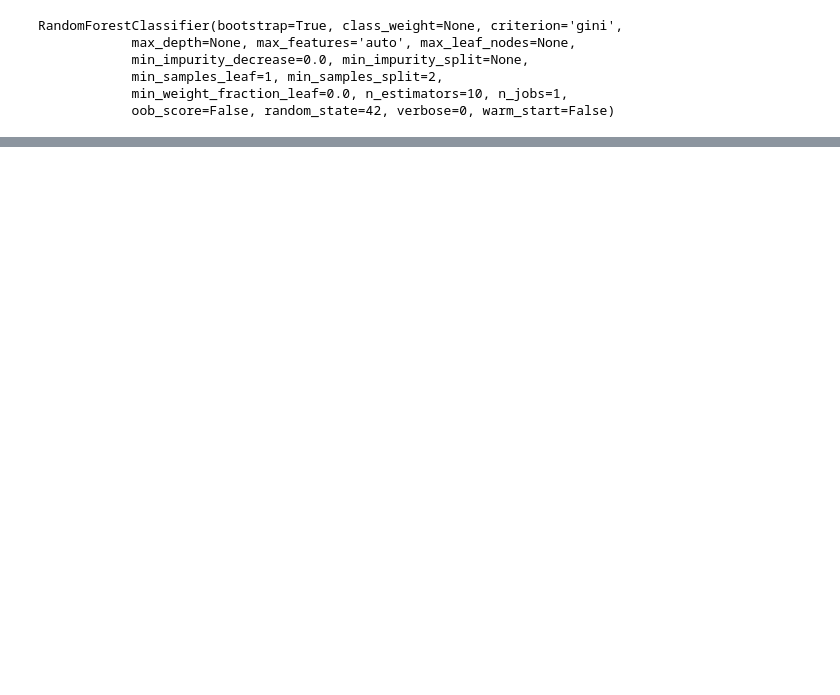
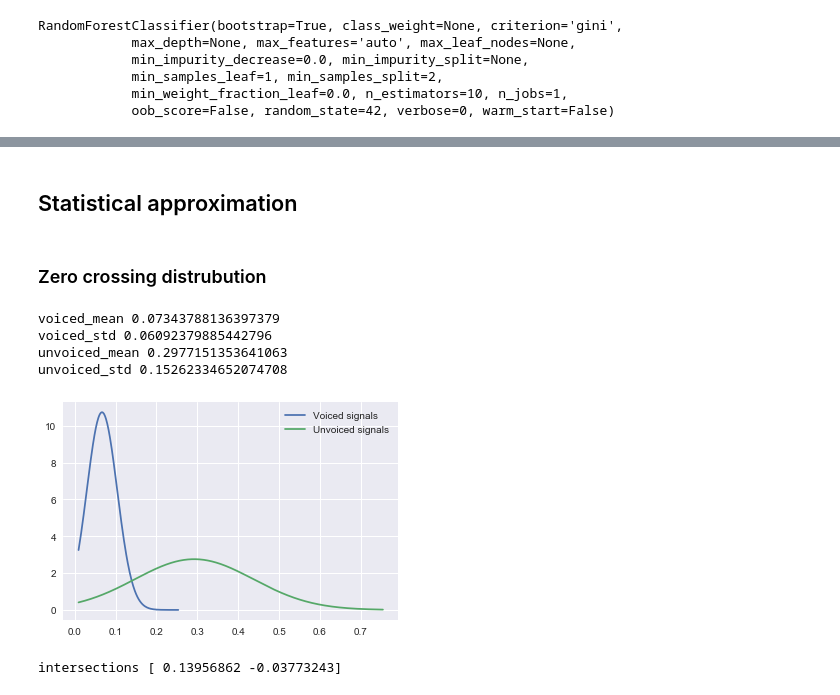
Before and after one commit to vicaub/Pitch-Estimation-and-Voicing-Detection, a Jupyter notebook: notebook/Classification Model for Pitch and voicing recognition.ipynb, the cells around one changed output, grey strips where cells are left out. Drawn from its saved outputs; the diff is of its cells as text; code cells hidden in the pictures; blank space fills up the shorter version.

```diff
--- a/notebook/Classification Model for Pitch and voicing recognition.ipynb
+++ b/notebook/Classification Model for Pitch and voicing recognition.ipynb
@@ -129,7 +226,7 @@ res = forest_clf.predict(formated_test)
 # %%
 number_failures = 0
-for i in range(len(formated_test)):
-    if res[i] != voicing_test[i]:
+for i in range(len(formated_data_test)):
+    if res[i] != np_voicing_test[i]:
         number_failures += 1
-print(number_failures/len(formated_test))
+print(number_failures/len(formated_data_test))
 # %% [output]
@@ -136,0 +234,13 @@ print(number_failures/len(formated_test))
+# %%
+from sklearn.mixture import BayesianGaussianMixture
+
+decision_clf = BayesianGaussianMixture(n_components=2)
+decision_clf.fit(formated_data_test, np_voicing_test)
+res = decision_clf.score(formated_data_test, np_voicing_test)
+print(decision_clf)
+res = decision_clf.predict(formated_data_test)
+number_failures = 0
+for i in range(len(formated_data_test)):
+    if res[i] != np_voicing_test[i]:
+        number_failures += 1
+print(number_failures/len(formated_data_test))
@@ -136,0 +256,2 @@ print(number_failures/len(formated_test))
+# %% [markdown]
+## Statistical approximation
@@ -136,0 +288,34 @@ print(number_failures/len(formated_test))
+# %%
+import scipy.stats as stats
+import matplotlib.mlab as mlab
+
+def solve(m1,m2,std1,std2):
+  a = 1/(2*std1**2) - 1/(2*std2**2)
+  b = m2/(std2**2) - m1/(std1**2)
+  c = m1**2 /(2*std1**2) - m2**2 / (2*std2**2) - np.log(std2/std1)
+  return np.roots([a,b,c])
+
+def print_distrubutions(voiced_signals, unvoiced_signals):
+    fit_v = stats.norm.pdf(voiced_signals, np.mean(voiced_signals), np.std(voiced_signals))  #this is a fitting indeed
+    fit_uv = stats.norm.pdf(unvoiced_signals, np.mean(unvoiced_signals), np.std(unvoiced_signals))  #this is a fitting indeed
+
+    results=solve(np.mean(voiced_signals), np.mean(unvoiced_signals), np.std(voiced_signals), np.std(unvoiced_signals))
+
+    plt.plot(voiced_signals, fit_v, label='Voiced signals')
+    plt.plot(unvoiced_signals, fit_uv, label='Unvoiced signals')
+    plt.legend()
+    plt.show()
+
+    print("intersections", results)
+# %% [markdown]
+### Zero crossing distrubution
+# %%
+voiced_signals, unvoiced_signals = get_feature_data(0)
+print_distrubutions(voiced_signals, unvoiced_signals)
+# %% [output]
+voiced_mean 0.07343788136397379
+voiced_std 0.06092379885442796
+unvoiced_mean 0.2977151353641063
+unvoiced_std 0.15262334652074708
+[figure, added]
+intersections [ 0.13956862 -0.03773243]
```
Also changed, not shown: parts of 29 cells of this notebook, 4 other files.
